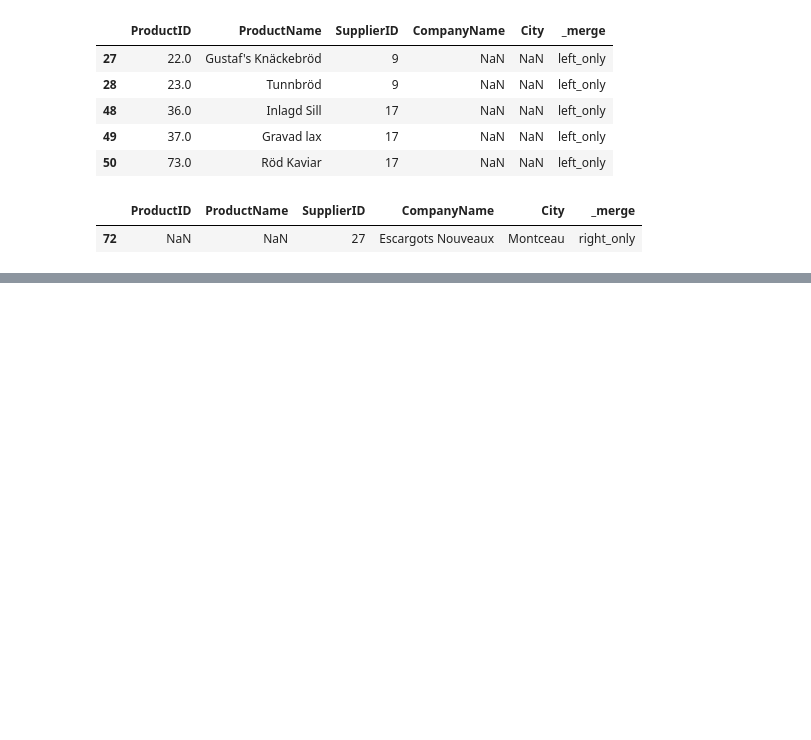
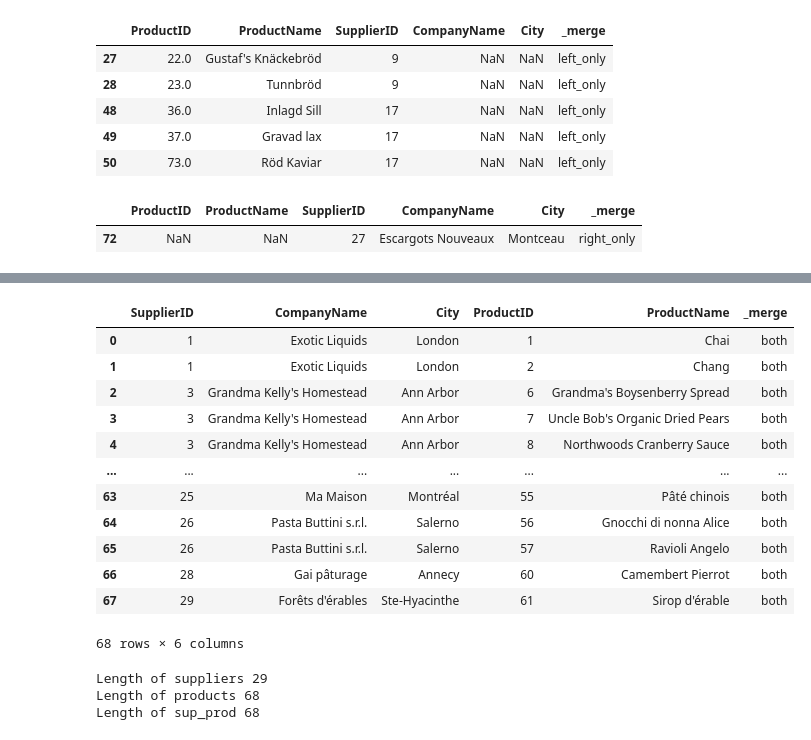
Before and after one commit to Szafranerio/Data_InDepth, a Jupyter notebook: Pandas/Pandas_Joining_Merge_Conncat.ipynb, the cells around one changed output, grey strips where cells are left out. Cells and saved outputs as stored; diff of their text form; code cells hidden in the pictures; blank space fills up the shorter version.

```diff
--- a/Pandas/Pandas_Joining_Merge_Conncat.ipynb
+++ b/Pandas/Pandas_Joining_Merge_Conncat.ipynb
@@ -385,0 +443,29 @@ prod_and_sup_outer[filter]
+# %%
+#Challange
+suppliers = pd.read_csv('./data/northwind-mongo-master/suppliers.csv', usecols=['SupplierID', 'CompanyName', 'City'])
+products = pd.read_csv('./data/northwind-mongo-master/products_del_2.csv', usecols=['ProductID', 'ProductName', 'SupplierID'])
+# %%
+sup_prod = suppliers.merge(products, on='SupplierID', indicator=True)
+sup_prod
+# %% [output]
+|  | SupplierID | CompanyName | City | ProductID | ProductName | _merge |
+| 0 | 1 | Exotic Liquids | London | 1 | Chai | both |
+| 1 | 1 | Exotic Liquids | London | 2 | Chang | both |
+| 2 | 3 | Grandma Kelly's Homestead | Ann Arbor | 6 | Grandma's Boysenberry Spread | both |
+| 3 | 3 | Grandma Kelly's Homestead | Ann Arbor | 7 | Uncle Bob's Organic Dried Pears | both |
+| 4 | 3 | Grandma Kelly's Homestead | Ann Arbor | 8 | Northwoods Cranberry Sauce | both |
+| ... | ... | ... | ... | ... | ... | ... |
+| 63 | 25 | Ma Maison | Montréal | 55 | Pâté chinois | both |
+| 64 | 26 | Pasta Buttini s.r.l. | Salerno | 56 | Gnocchi di nonna Alice | both |
+| 65 | 26 | Pasta Buttini s.r.l. | Salerno | 57 | Ravioli Angelo | both |
+| 66 | 28 | Gai pâturage | Annecy | 60 | Camembert Pierrot | both |
+| 67 | 29 | Forêts d'érables | Ste-Hyacinthe | 61 | Sirop d'érable | both |
+68 rows × 6 columns
+# %%
+print(f'Length of suppliers {len(suppliers)}')
+print(f'Length of products {len(products)}')
+print(f'Length of sup_prod {len(sup_prod)}')
+# %% [output]
+Length of suppliers 29
+Length of products 68
+Length of sup_prod 68
```
Also changed, not shown: parts of 23 cells of this notebook.
